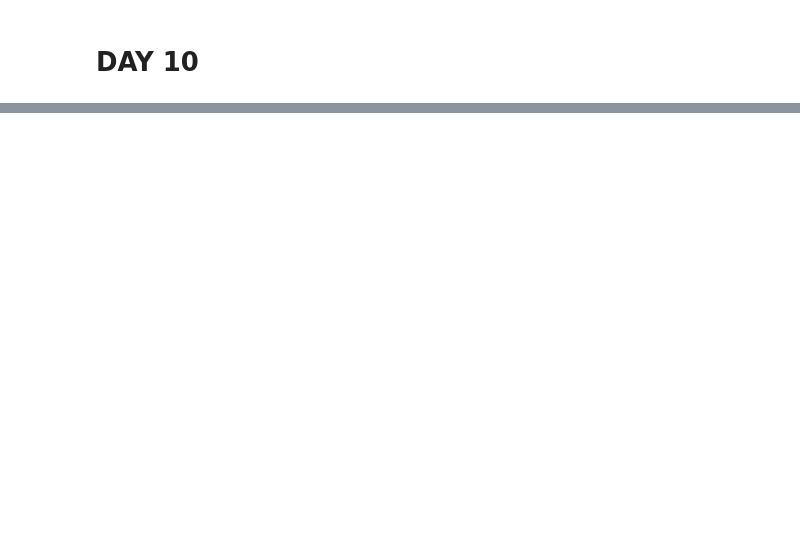
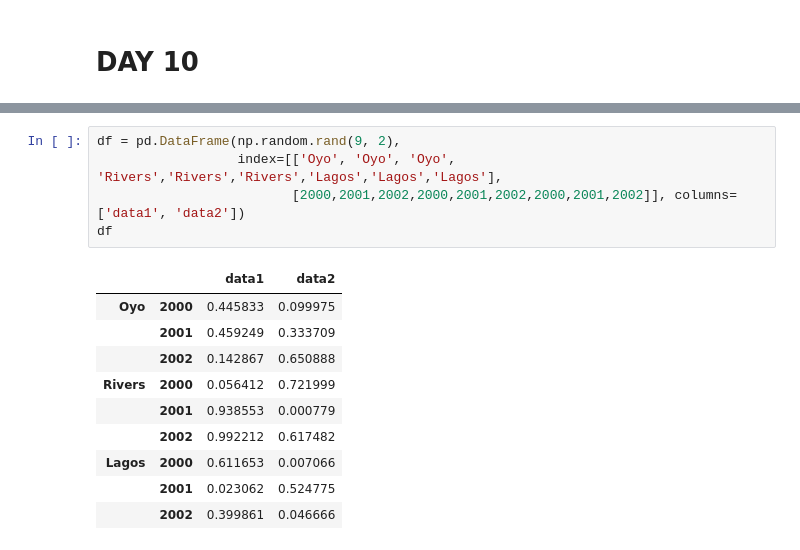
Before and after one commit to paulow540/100-days-of-coding-and-machine-learning-, a Jupyter notebook: Untitled.ipynb, the cells around one changed output, grey strips where cells are left out. Saved outputs shown, nothing was run; the diff lists cells and outputs as text; blank space fills up the shorter version.

```diff
--- a/Untitled.ipynb
+++ b/Untitled.ipynb
@@ -1111,0 +772,16 @@ second_data.fillna(0)
+# %%
+df = pd.DataFrame(np.random.rand(9, 2),
+                  index=[['Oyo', 'Oyo', 'Oyo', 'Rivers','Rivers','Rivers','Lagos','Lagos','Lagos'],
+                         [2000,2001,2002,2000,2001,2002,2000,2001,2002]], columns=['data1', 'data2'])
+df
+# %% [output]
+|  |  | data1 | data2 |
+| Oyo | 2000 | 0.445833 | 0.099975 |
+|  | 2001 | 0.459249 | 0.333709 |
+|  | 2002 | 0.142867 | 0.650888 |
+| Rivers | 2000 | 0.056412 | 0.721999 |
+|  | 2001 | 0.938553 | 0.000779 |
+|  | 2002 | 0.992212 | 0.617482 |
+| Lagos | 2000 | 0.611653 | 0.007066 |
+|  | 2001 | 0.023062 | 0.524775 |
+|  | 2002 | 0.399861 | 0.046666 |
```
Also changed, not shown: parts of 141 cells of this notebook.
